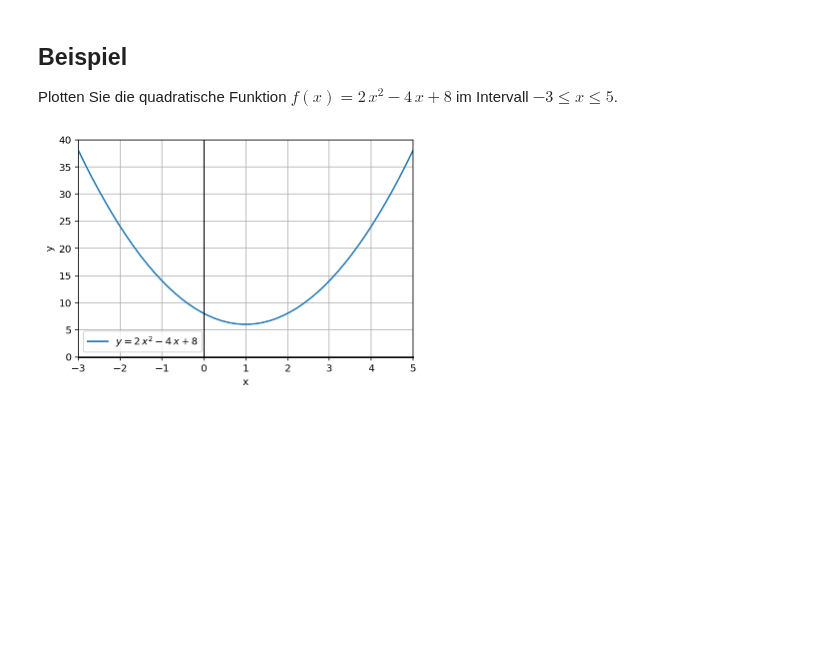
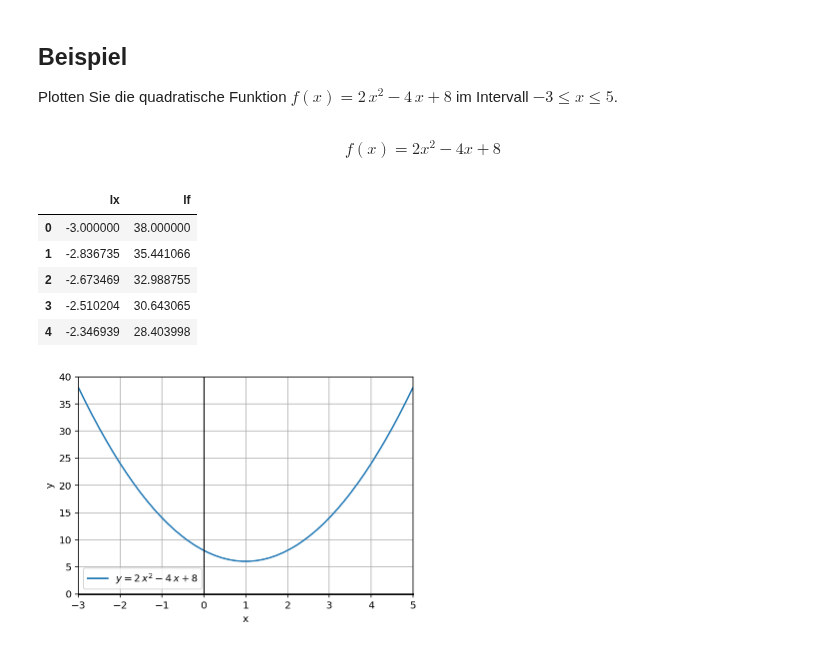
Before and after one commit to w-meiners/bdoor, a Jupyter notebook: 1-lineare_und_quadratische_Funktionen/Notebook_2_Lsg.ipynb, the cells around one changed output. Saved outputs shown, nothing was run; the diff lists cells and outputs as text; code cells hidden in the pictures; blank space fills up the shorter version.

```diff
--- a/1-lineare_regression/Notebook_2_Lsg.ipynb
+++ b/1-lineare_und_quadratische_Funktionen/Notebook_2_Lsg.ipynb
@@ -30 +35,31 @@ import numpy as np
+# %%
+x = Symbol('x')
+
+a = 2
+b = -4
+c = 8
+
+f = FE(x, a*x**2 + b*x + c,name='f')
+f.equation()
+# %% [output]
+$$f\left(x\right) = 2 x^{2} - 4 x + 8$$
+# %%
+lx = np.linspace(-3,5)
+
+
+df = pd.DataFrame(
+    {
+        'lx': lx,
+        'lf': f.lambdified(lx)
+    }
+)
+
+df.head()
+# %% [output]
+|  | lx | lf |
+| 0 | -3.000000 | 38.000000 |
+| 1 | -2.836735 | 35.441066 |
+| 2 | -2.673469 | 32.988755 |
+| 3 | -2.510204 | 30.643065 |
+| 4 | -2.346939 | 28.403998 |
 # %%
```
Also changed, not shown: parts of 10 cells of this notebook, 34 other files.
